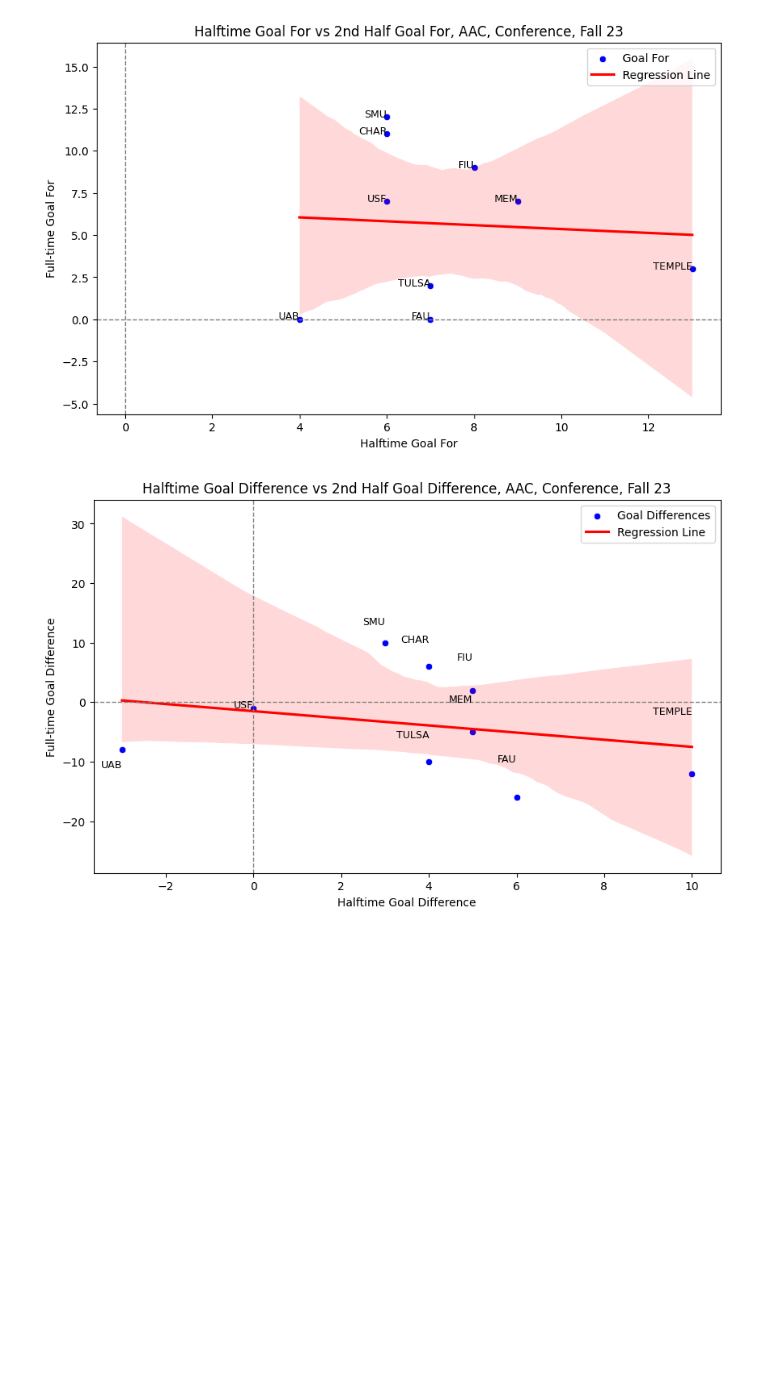
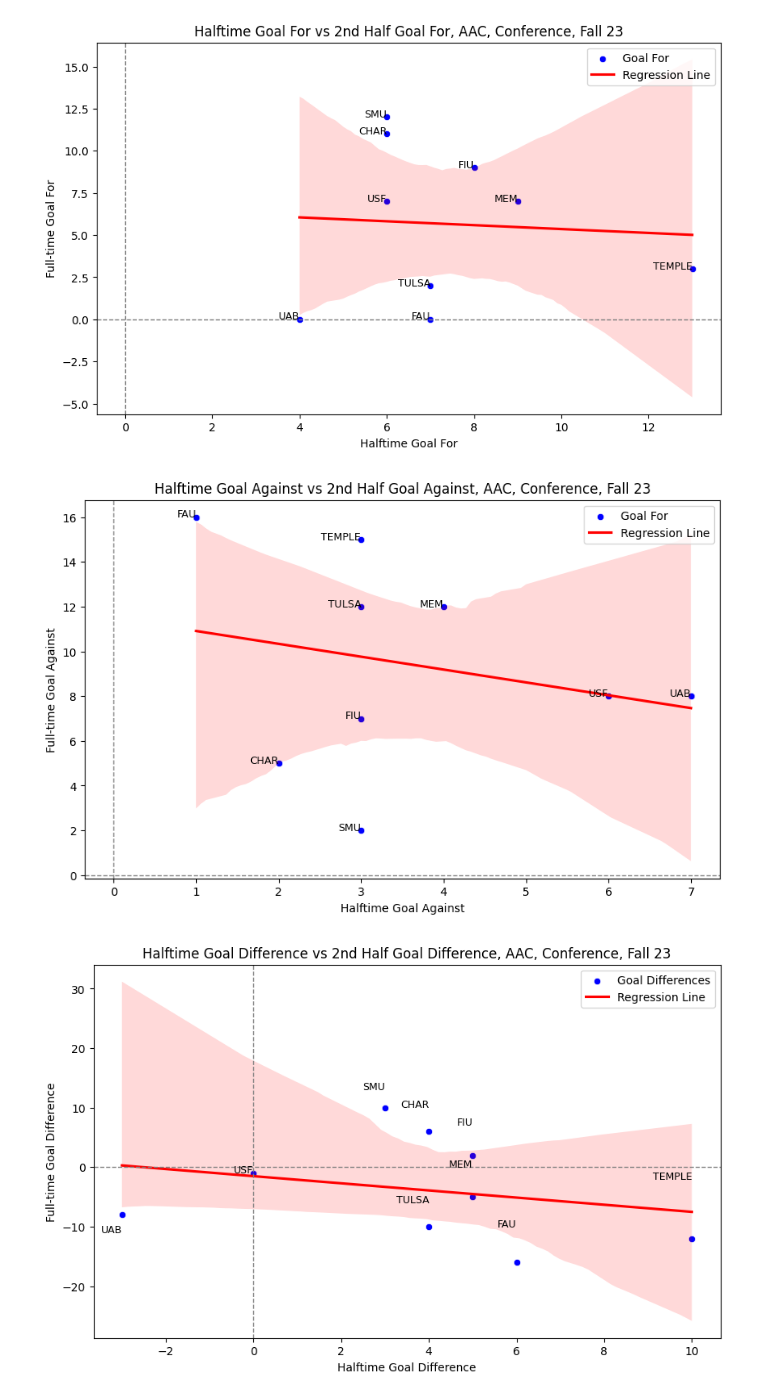
Before and after one commit to AimanFariz/Soccer-Analytics, a Jupyter notebook: NCAA_D1_F23_AAC.ipynb, the cells around one changed output. Saved outputs shown, nothing was run; the diff lists cells and outputs as text; code cells hidden in the pictures; blank space fills up the shorter version.

```diff
--- a/NCAA_D1_F23_AAC.ipynb
+++ b/NCAA_D1_F23_AAC.ipynb
@@ -351,6 +351,26 @@ plt.legend()
 plt.show()
 # %% [output]
 [figure]
+# %%
+# Plot Halftime Goal Difference vs Full-time Goal Difference
+plt.figure(figsize=(10, 6))
+sns.scatterplot(x='HTGA', y='2GA', data=AAC_F23_conference_Merged, color='blue', label='Goal For')
+sns.regplot(x='HTGA', y='2GA', data=AAC_F23_conference_Merged, scatter=False, color='red', label='Regression Line')
+# Add team labels to the plot
+for i in range(AAC_F23_conference_Merged.shape[0]):
+    plt.text(AAC_F23_conference_Merged['HTGA'][i],
+             AAC_F23_conference_Merged['2GA'][i],
+             AAC_F23_conference_Merged['Teams'][i],
+             fontsize=9, ha='right')
+plt.title('Halftime Goal Against vs 2nd Half Goal Against, AAC, Conference, Fall 23')
+plt.xlabel('Halftime Goal Against')
+plt.ylabel('Full-time Goal Against')
+plt.axhline(0, color='gray', linestyle='--', linewidth=1)
+plt.axvline(0, color='gray', linestyle='--', linewidth=1)
+plt.legend()
+plt.show()
+# %% [output]
+[figure, added]
 # %%
 # Plot Halftime Goal Difference vs Full-time Goal Difference
 plt.figure(figsize=(10, 6))
```
